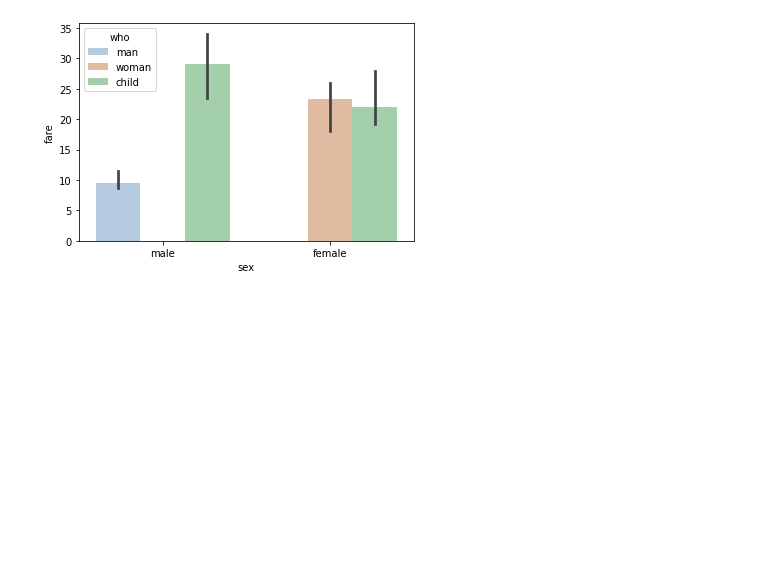
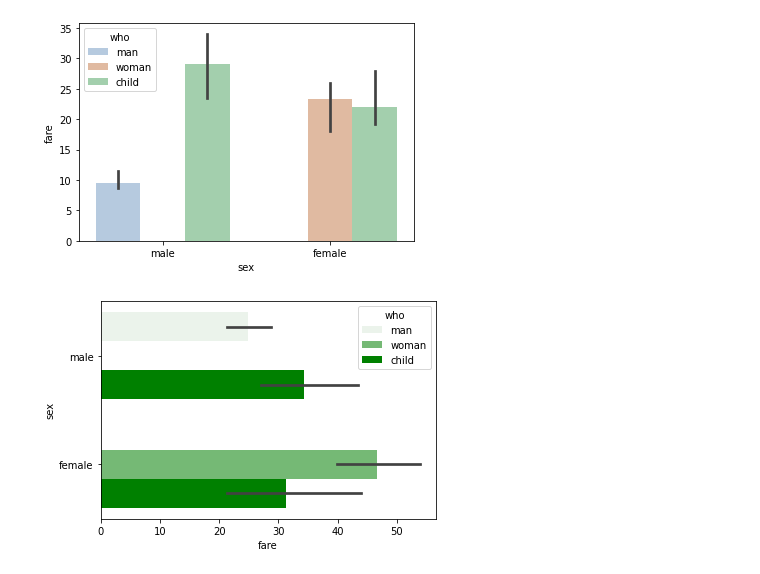
Before and after one commit to usmanjavaid227/Complete_Data-Science, a Jupyter notebook: visual/02_bar_plot.ipynb, the cells around one changed output. Drawn from its saved outputs; the diff is of its cells as text; code cells hidden in the pictures; blank space fills up the shorter version.

```diff
--- a/visual/02_bar_plot.ipynb
+++ b/visual/02_bar_plot.ipynb
@@ -90,3 +90,14 @@ palette="pastel",saturation=0.5)
 plt.show()
 # %% [output]
 [figure]
+# %%
+# Horizental plot
+import seaborn as sns
+import matplotlib.pyplot as plt
+import numpy
+
+kashti=sns.load_dataset("titanic")
+sns.barplot(x="fare",y="sex",hue="who",data=kashti ,color="green",saturation=1)
+plt.show()
+# %% [output]
+[figure, added]
```
Also changed, not shown: parts of 2 cells of this notebook, 2 other files.
